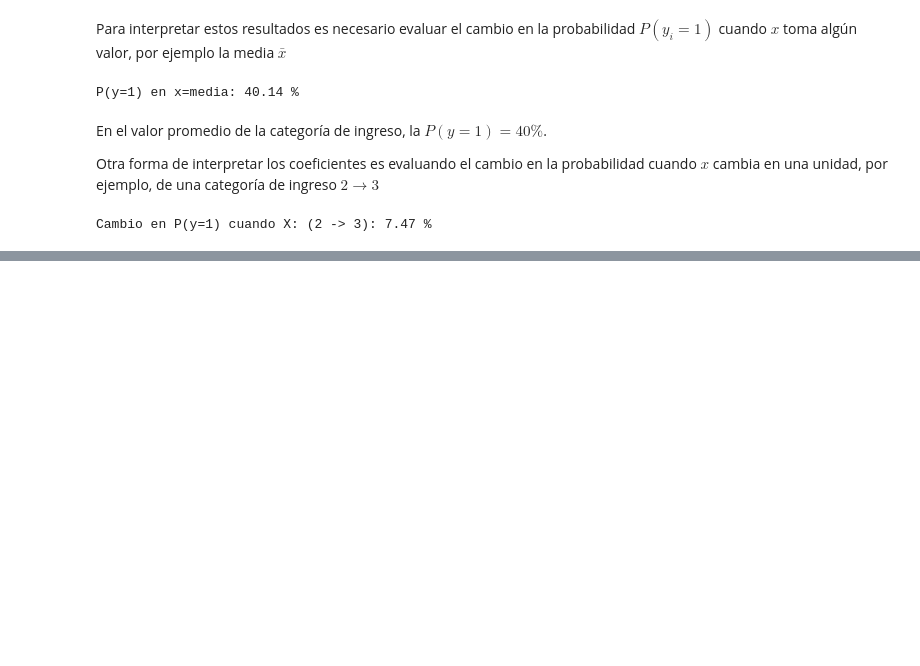
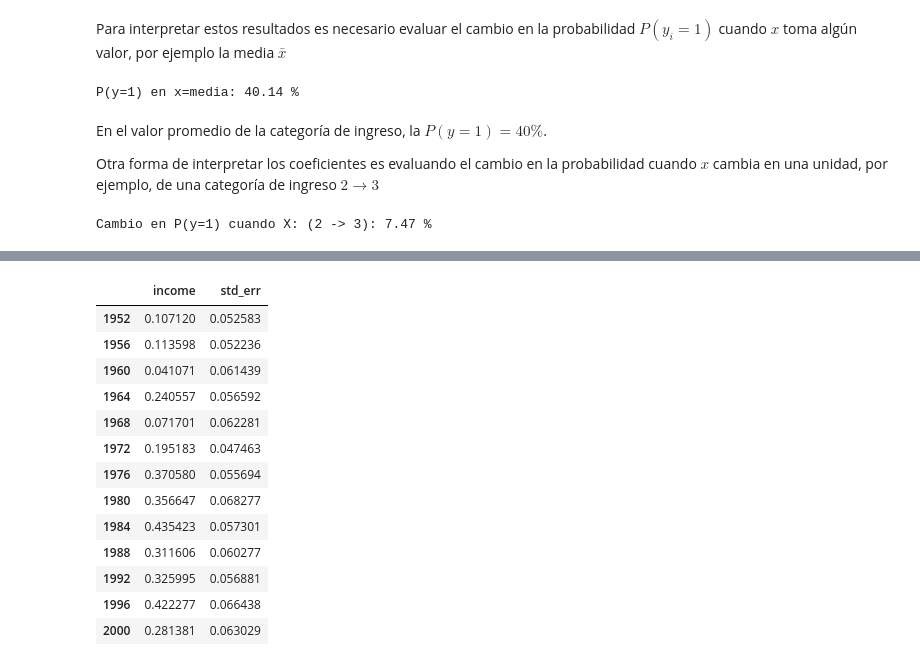
Before and after one commit to CAMM961001/bayesian_analysis, a Jupyter notebook: notebooks/04_regresion_logistica.ipynb, the cells around one changed output, grey strips where cells are left out. Cells and saved outputs as stored; diff of their text form; code cells hidden in the pictures; blank space fills up the shorter version.

```diff
--- a/notebooks/04_regresion_logistica.ipynb
+++ b/notebooks/04_regresion_logistica.ipynb
@@ -199,0 +206,53 @@ Pasar de un nivel de ingreso de $2\rightarrow 3$ incrementa la probabilidad $P(y
+# %%
+# Función para generar modelo condicionado al año de análisis
+def modelo_por_anio(year):
+    try:
+        _df = (
+            datos
+            .query(expr=f"year == {year}")
+            .query(expr="presvote < 3")
+            .filter(items=['income', 'presvote'])
+            .assign(vote = lambda _df: _df.presvote - 1)
+            .reset_index(drop=True))
+
+        # Datos de modelado
+        x_train = _df.income
+        y_train = _df.vote
+
+        # Agregar intercepto
+        x_train = sm.add_constant(data=x_train)
+
+        # Iniciar instancia de modelo
+        log_reg = sm.Logit(endog=y_train, exog=x_train)
+
+        # Entrenamiento y resumen
+        results = log_reg.fit(disp=False)
+        results = {
+            'income':results.params.income
+            ,'std_err': results.bse.income}
+
+    except ValueError:
+        results = np.nan
+
+    return results
+
+# Modelado para múltiples años
+multiples_modelos = {year: modelo_por_anio(year) for year in datos.year.unique()}
+multiples_modelos = pd.DataFrame(data=multiples_modelos).T.dropna()
+
+multiples_modelos
+# %% [output]
+|  | income | std_err |
+| 1952 | 0.107120 | 0.052583 |
+| 1956 | 0.113598 | 0.052236 |
+| 1960 | 0.041071 | 0.061439 |
+| 1964 | 0.240557 | 0.056592 |
+| 1968 | 0.071701 | 0.062281 |
+| 1972 | 0.195183 | 0.047463 |
+| 1976 | 0.370580 | 0.055694 |
+| 1980 | 0.356647 | 0.068277 |
+| 1984 | 0.435423 | 0.057301 |
+| 1988 | 0.311606 | 0.060277 |
+| 1992 | 0.325995 | 0.056881 |
+| 1996 | 0.422277 | 0.066438 |
+| 2000 | 0.281381 | 0.063029 |
```
Also changed, not shown: parts of 8 cells of this notebook.
